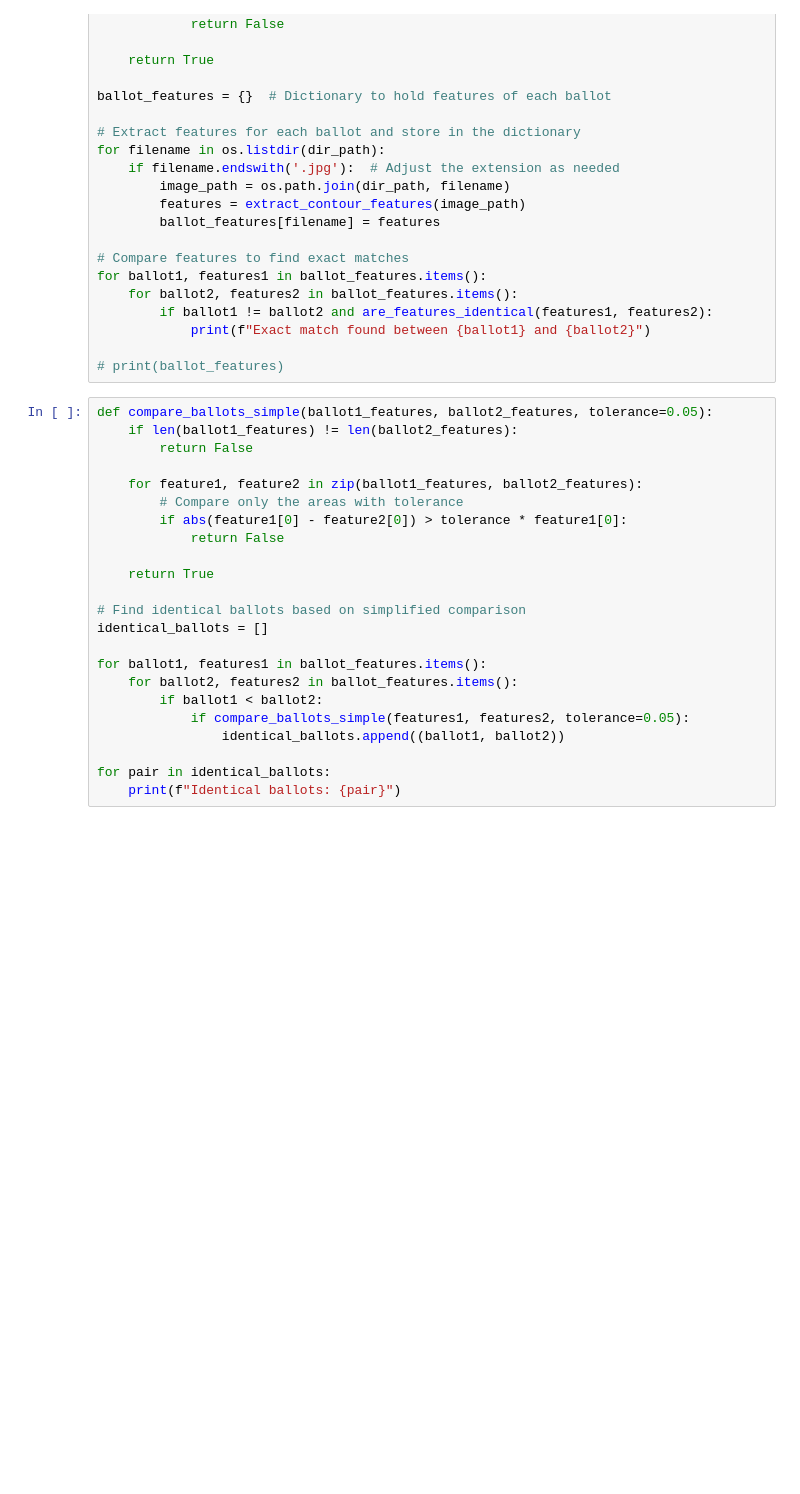
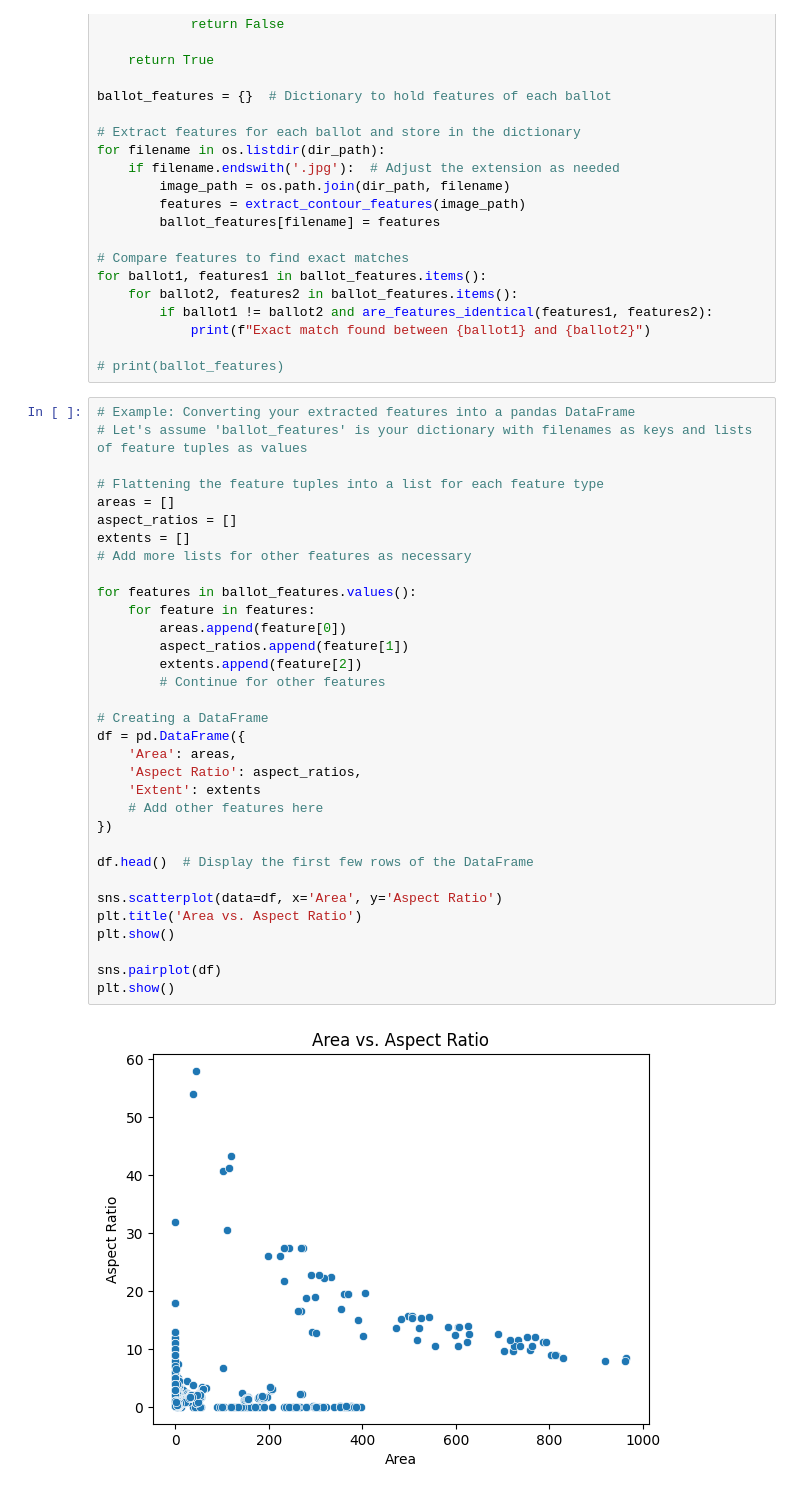
Before and after one commit to jedhelmers/Coursera-Supervised-Learning-Final, a Jupyter notebook: dot_detection.ipynb, the cells around one changed output. Cells and saved outputs as stored; diff of their text form; blank space fills up the shorter version.

```diff
--- a/dot_detection.ipynb
+++ b/dot_detection.ipynb
@@ -277,26 +279,38 @@ for ballot1, features1 in ballot_features.items():
             print(f"Exact match found between {ballot1} and {ballot2}")
 
 # print(ballot_features)
-# %%
-def compare_ballots_simple(ballot1_features, ballot2_features, tolerance=0.05):
-    if len(ballot1_features) != len(ballot2_features):
-        return False
-
-    for feature1, feature2 in zip(ballot1_features, ballot2_features):
-        # Compare only the areas with tolerance
-        if abs(feature1[0] - feature2[0]) > tolerance * feature1[0]:
-            return False
-
-    return True
-
-# Find identical ballots based on simplified comparison
-identical_ballots = []
-
-for ballot1, features1 in ballot_features.items():
-    for ballot2, features2 in ballot_features.items():
-        if ballot1 < ballot2:
-            if compare_ballots_simple(features1, features2, tolerance=0.05):
-                identical_ballots.append((ballot1, ballot2))
-
-for pair in identical_ballots:
-    print(f"Identical ballots: {pair}")
+# %%
+# Example: Converting your extracted features into a pandas DataFrame
+# Let's assume 'ballot_features' is your dictionary with filenames as keys and lists of feature tuples as values
+
+# Flattening the feature tuples into a list for each feature type
+areas = []
+aspect_ratios = []
+extents = []
+# Add more lists for other features as necessary
+
+for features in ballot_features.values():
+    for feature in features:
+        areas.append(feature[0])
+        aspect_ratios.append(feature[1])
+        extents.append(feature[2])
+        # Continue for other features
+
+# Creating a DataFrame
+df = pd.DataFrame({
+    'Area': areas,
+    'Aspect Ratio': aspect_ratios,
+    'Extent': extents
+    # Add other features here
+})
+
+df.head()  # Display the first few rows of the DataFrame
+
+sns.scatterplot(data=df, x='Area', y='Aspect Ratio')
+plt.title('Area vs. Aspect Ratio')
+plt.show()
+
+sns.pairplot(df)
+plt.show()
+# %% [output]
+[figure, added]
```
Also changed, not shown: parts of 4 cells of this notebook.
